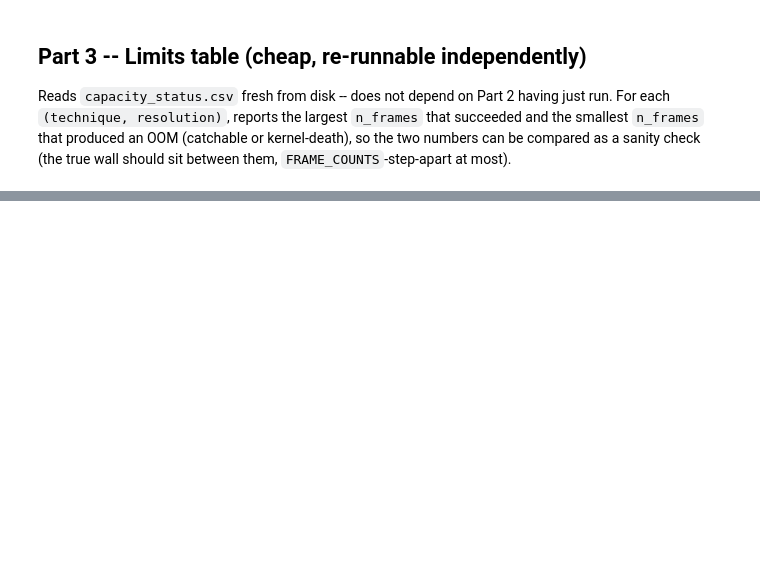
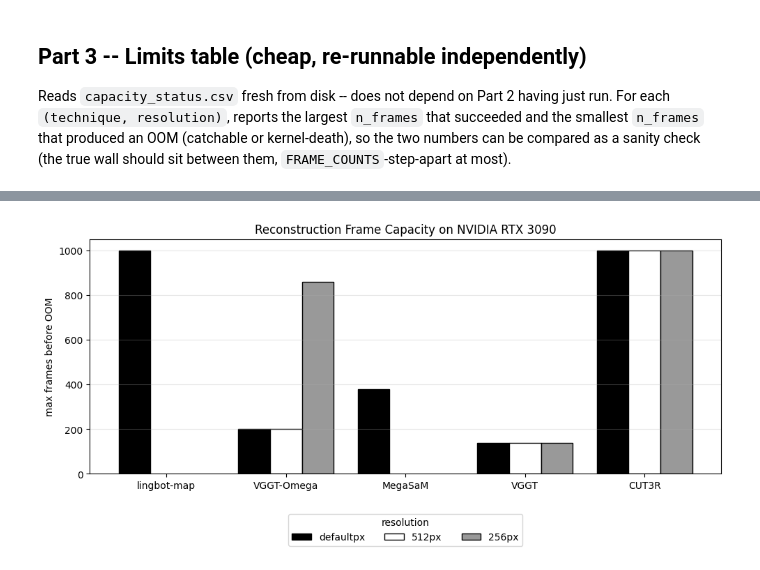
Before and after one commit to SenorBarker/Project, a Jupyter notebook: src/Experiments/AB_Capacity_test.ipynb, the cells around one changed output, grey strips where cells are left out. Cells and saved outputs as stored; diff of their text form; code cells hidden in the pictures; blank space fills up the shorter version.

```diff
--- a/src/Experiments/AB_Capacity_test.ipynb
+++ b/src/Experiments/AB_Capacity_test.ipynb
@@ -655,0 +662,24 @@ fig.tight_layout()
+# %%
+COLOR_MAP = {"default": "black", 512: "white", 256: "0.6"}
+
+techniques = [t for t in TECHNIQUE_ORDER if t in limits_df["technique"].unique()]
+x = np.arange(len(techniques))
+width = 0.8 / len(RESOLUTIONS)
+
+fig, ax = plt.subplots(figsize=(10, 5))
+for i, resolution in enumerate(RESOLUTIONS):
+    sub = limits_df[limits_df["resolution"] == resolution].set_index("technique")["max_frames_ok"]
+    heights = [sub.get(t, np.nan) for t in techniques]
+    ax.bar(x + i * width - 0.4 + width / 2, heights, width, label=f"{resolution}px",
+           color=COLOR_MAP.get(resolution), edgecolor="black")
+
+ax.set_xticks(x)
+ax.set_xticklabels(techniques)
+ax.set_ylabel("max frames before OOM")
+ax.set_title(f"Reconstruction Frame Capacity on NVIDIA RTX 3090")
+ax.legend(title="resolution", loc="upper center", bbox_to_anchor=(0.5, -0.15), ncol=len(RESOLUTIONS))
+ax.grid(axis="y", alpha=0.3)
+fig.tight_layout()
+fig.savefig(out_dir / "capacity_limits.pdf", bbox_inches="tight")
+# %% [output]
+[figure, added]
```
Also changed, not shown: parts of 9 cells of this notebook, 38 other files.
